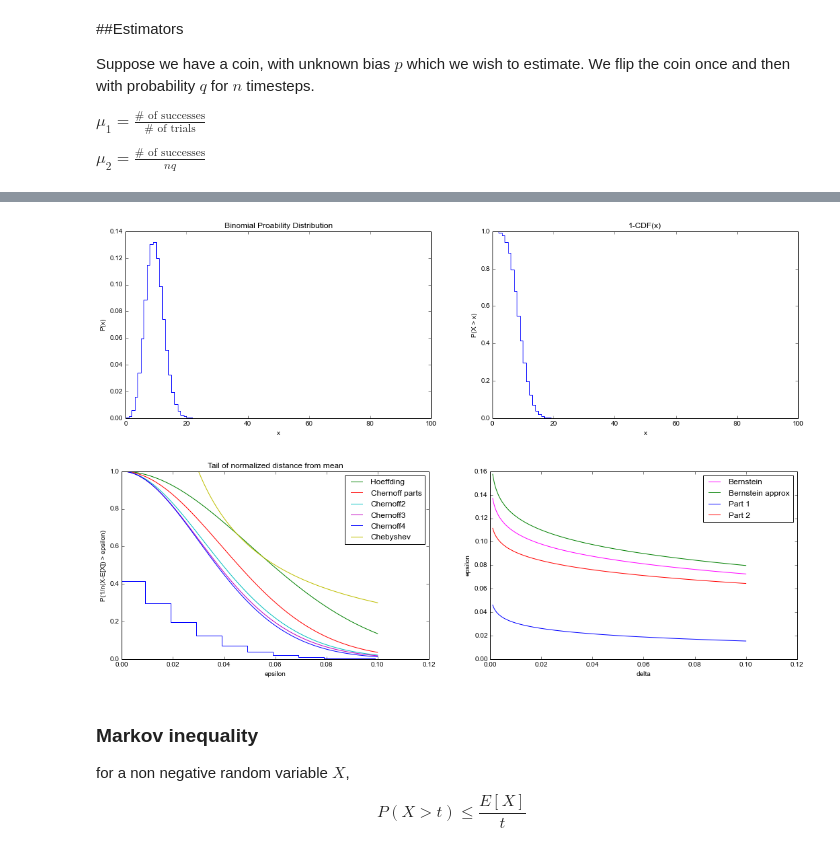
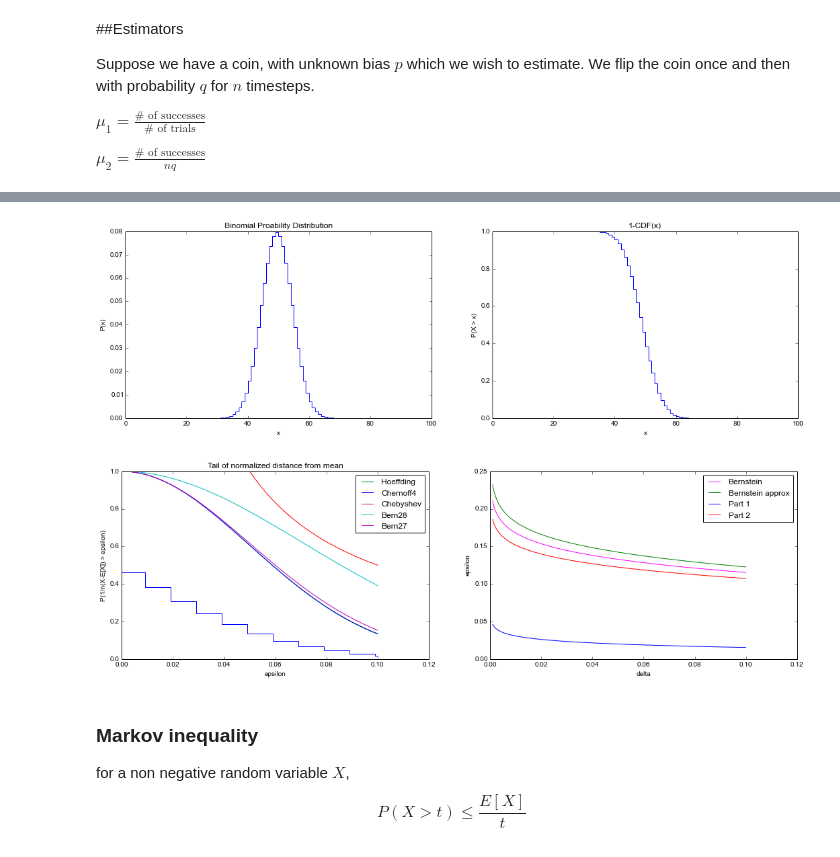
Before and after one commit to finnhacks42/causality, a Jupyter notebook: Inequalities.ipynb, the cells around one changed output, grey strips where cells are left out. Cells and saved outputs as stored; diff of their text form; code cells hidden in the pictures.

```diff
--- a/Inequalities.ipynb
+++ b/Inequalities.ipynb
@@ -90,7 +90,7 @@ from scipy.stats import binom
 from math import log
 from math import exp
 from math import sqrt
-n, p = 100, .1
+n, p = 100, .5
 expectation = n*p
 
 # first plot the full distribution
@@ -134,17 +134,22 @@ chernoff3 = [exp(-n*pow(e,2)/(2*p*(1-p)+2*e/3)) for e in epsilon]
 chernoffT = [exp(-n*pow(e,2)*(p*(1-p))) for e in epsilon]
 chernoff4 = [exp(-n*kl(p+e,p)) for e in epsilon]
 
+bernstein28 = [exp(-n*pow(e,2)/(2*(p+e/3.0))) for e in epsilon] #2.8 from old and new inequalities
+bernstein27 = [exp(-n*pow(e,2)/(2*(1-p)*(p+e/3.0))) for e in epsilon] #2.7 from McDiarmid
+
 chebyshev = [min((1/e)*math.sqrt(p*(1-p)/n),1) for e in epsilon]
 chernoffp = chernoff_parts(epsilon,p)
 
 
 ax[0].step(epsilon,1-binom.cdf(n*(epsilon+p),n,p))
 ax[0].plot(epsilon,hoeff,label="Hoeffding")
-ax[0].plot(epsilon,chernoffp,label="Chernoff parts")
-ax[0].plot(epsilon,chernoff2,label="Chernoff2")
-ax[0].plot(epsilon,chernoff3,label="Chernoff3")
+#ax[0].plot(epsilon,chernoffp,label="Chernoff parts")
+#ax[0].plot(epsilon,chernoff2,label="Chernoff2")
+#ax[0].plot(epsilon,chernoff3,label="Chernoff3")
 ax[0].plot(epsilon,chernoff4,label="Chernoff4",color="blue")
 ax[0].plot(epsilon,chebyshev,label="Chebyshev")
+ax[0].plot(epsilon,bernstein28,label="Bern28")
+ax[0].plot(epsilon,bernstein27,label="Bern27")
 
 
 ax[0].set_xlabel("epsilon")
@@ -172,35 +177,35 @@ def bchern(delta,p,n):
 
 bhoeff = [sqrt(log(1/d)/(2*n)) for d in delta]
 bcheb = [min(1,(1/d)*sqrt(p*(1-p)/n)) for d in delta]
 bcher =  bchern(delta,p,n)
 
 logD = [log(1/d) for d in delta]
 bcherp1 = array([2*D/(3*n) for D in logD])
 bcherp2 = array([sqrt(2*D*p*(1-p)/n) for D in logD])
 bcher4 = bcherp1+bcherp2
 bcher3 = [D/(3*n) + sqrt(pow(D,2)/(9*pow(n,2)) + 2*D*p*(1-p)/n) for D in logD]
 
 
 ax[1].set_xlabel("delta")
 ax[1].set_ylabel("epsilon")
 #ax[1].plot(delta,bhoeff,color = "green",label="Hoeffding")
 #ax[1].plot(delta,bcher,color = "red",label="Chernoff")
 ax[1].plot(delta,bcher3,color = "magenta",label="Bernstein")# we have variables sampled from
 ax[1].plot(delta,bcher4,color="green",label="Bernstein approx")
 ax[1].plot(delta,bcherp1,color="blue",label="Part 1")
 ax[1].plot(delta,bcherp2,color="red",label="Part 2")
 #ax[1].plot(delta,bcheb,color = "magenta",label="Chebyshev")
 ax[1].legend()
 
 
 
 show()
 
 
 # tnormalizing
 # %% [output]
-[figure, old version]
+[figure, new version]
-[figure, old version]
+[figure, new version]
 # %% [markdown]
 <h3> Markov inequality </h3>
 for a non negative random variable $X$,
```
Also changed, not shown: parts of 2 cells of this notebook, 55 other files.
